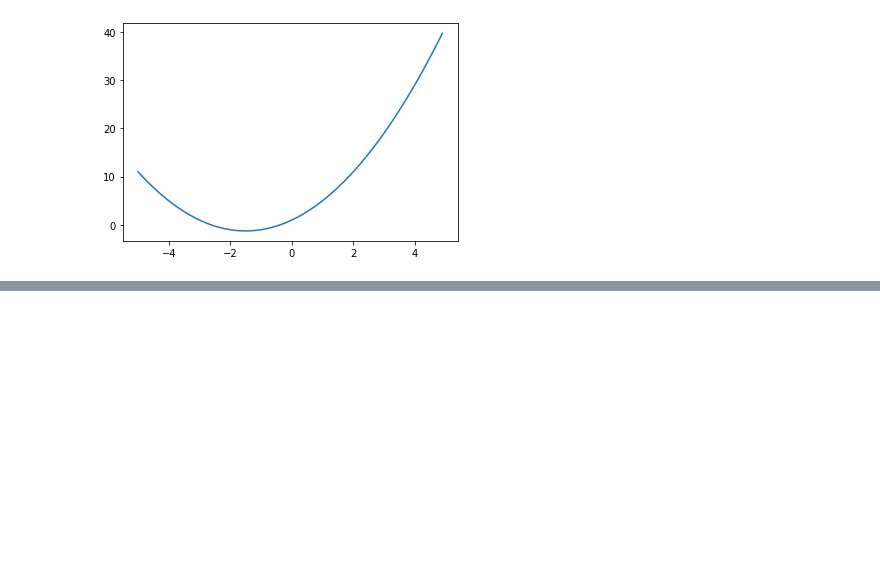
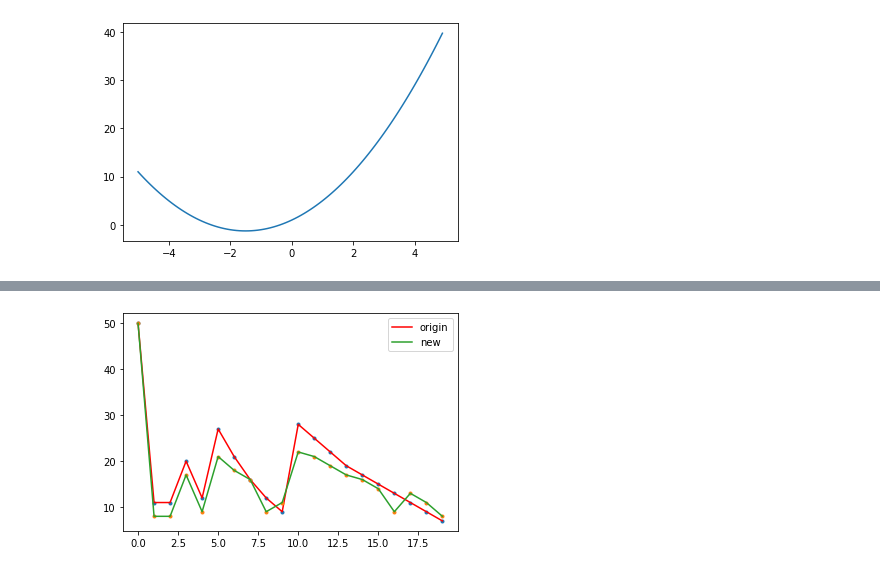
Before and after one commit to easilylazy/pattern-recognition, a Jupyter notebook: gradient/basic.ipynb, the cells around one changed output, grey strips where cells are left out. Saved outputs shown, nothing was run; the diff lists cells and outputs as text; code cells hidden in the pictures; blank space fills up the shorter version.

```diff
--- a/gradient/basic.ipynb
+++ b/gradient/basic.ipynb
@@ -192,0 +290,45 @@ x -0.6666663677229943
+# %%
+initial_rate=0.8
+initial_x=10
+N=20
+origin_steps=np.zeros(N)
+new_steps=np.zeros(N)
+for i in range(N):
+    def f_x(x):
+        return i*pow(x,2)+3*x+1
+
+    def df_dx(x):
+        return i*2*x+3
+    # origin
+    step=0
+    x=initial_x
+    learning_rate=initial_rate
+    while(step<50 and (abs(df_dx(x))>1e-6)) :
+        #x=x-learning_rate*df_dx(x)
+        x,learning_rate=backtracking_line(f_x,df_dx,x,learning_rate)
+        step+=1
+    #print('origin step: '+str(step))
+    origin_steps[i]=step
+    # new
+    step=0
+    x=initial_x
+    learning_rate=initial_rate
+    while(step<50 and (abs(df_dx(x))>1e-6)) :
+        #x=x-learning_rate*df_dx(x)
+        if (abs(df_dx(x))>1e-3):
+            x,learning_rate=backtracking_line(f_x,df_dx,x,learning_rate)
+        else:
+            learning_rate=10*learning_rate
+            x,learning_rate=backtracking_line(f_x,df_dx,x,learning_rate)
+        step+=1
+    # print('new step: '+str(step))
+    new_steps[i]=step
+# %%
+plt.plot(origin_steps,'.')
+plt.plot(origin_steps,'-',color='r',label='origin')
+plt.plot(new_steps,'.')
+plt.plot(new_steps,'-',label='new')
+plt.legend()
+plt.show()
+# %% [output]
+[figure, added]
```
Also changed, not shown: parts of 11 cells of this notebook.
